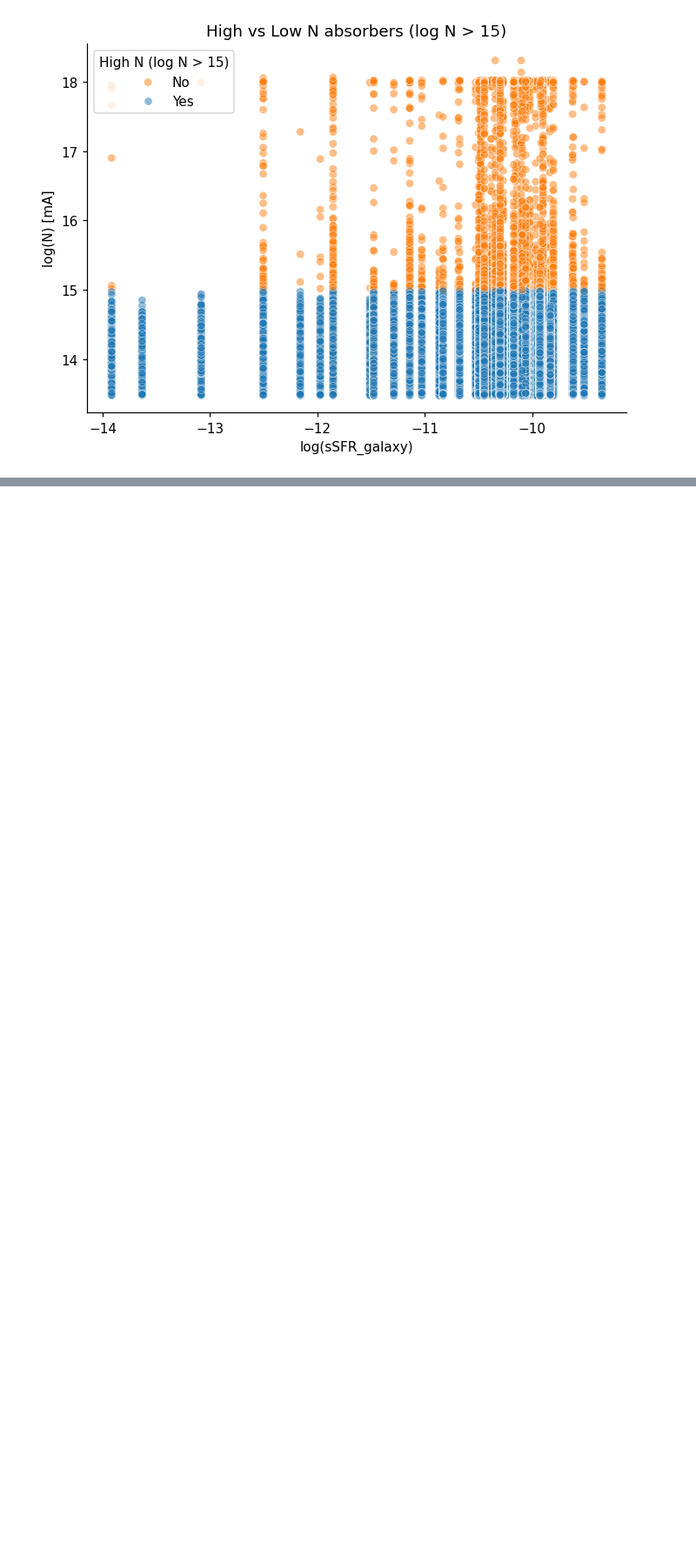
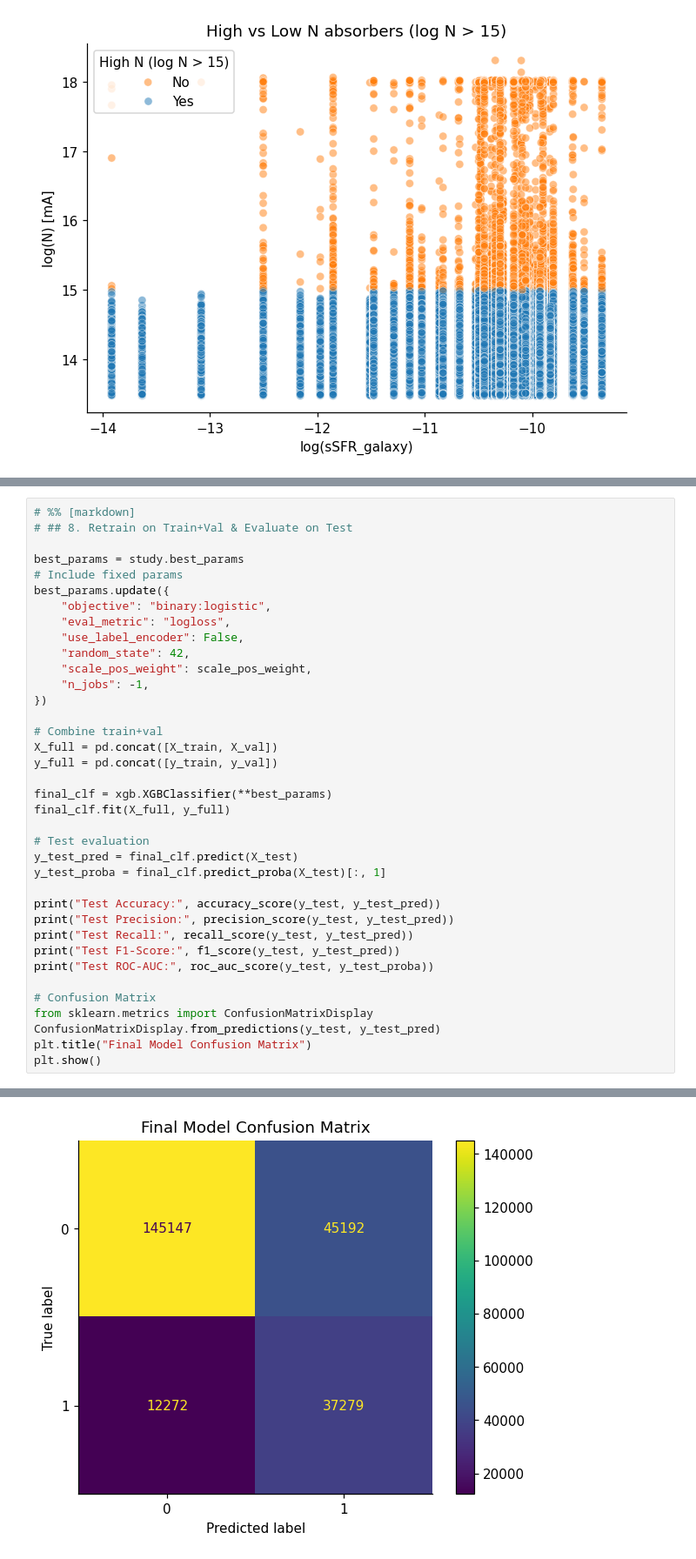
Before and after one commit to tanmay-starslab/OVI_IGrM, a Jupyter notebook: Code/training_data.ipynb, the cells around one changed output, grey strips where cells are left out. Shown at 87% size. Saved outputs shown, nothing was run; the diff lists cells and outputs as text; blank space fills up the shorter version.

```diff
--- a/Code/training_data.ipynb
+++ b/Code/training_data.ipynb
@@ -636,0 +905,38 @@ plt.show()
+# %%
+# %% [markdown]
+# ## 8. Retrain on Train+Val & Evaluate on Test
+
+best_params = study.best_params
+# Include fixed params
+best_params.update({
+    "objective": "binary:logistic",
+    "eval_metric": "logloss",
+    "use_label_encoder": False,
+    "random_state": 42,
+    "scale_pos_weight": scale_pos_weight,
+    "n_jobs": -1,
+})
+
+# Combine train+val
+X_full = pd.concat([X_train, X_val])
+y_full = pd.concat([y_train, y_val])
+
+final_clf = xgb.XGBClassifier(**best_params)
+final_clf.fit(X_full, y_full)
+
+# Test evaluation
+y_test_pred = final_clf.predict(X_test)
+y_test_proba = final_clf.predict_proba(X_test)[:, 1]
+
+print("Test Accuracy:", accuracy_score(y_test, y_test_pred))
+print("Test Precision:", precision_score(y_test, y_test_pred))
+print("Test Recall:", recall_score(y_test, y_test_pred))
+print("Test F1-Score:", f1_score(y_test, y_test_pred))
+print("Test ROC-AUC:", roc_auc_score(y_test, y_test_proba))
+
+# Confusion Matrix
+from sklearn.metrics import ConfusionMatrixDisplay
+ConfusionMatrixDisplay.from_predictions(y_test, y_test_pred)
+plt.title("Final Model Confusion Matrix")
+plt.show()
+# %% [output]
@@ -636,0 +948 @@ plt.show()
+[figure, added]
```
Also changed, not shown: parts of 15 cells of this notebook, 4 other files.
